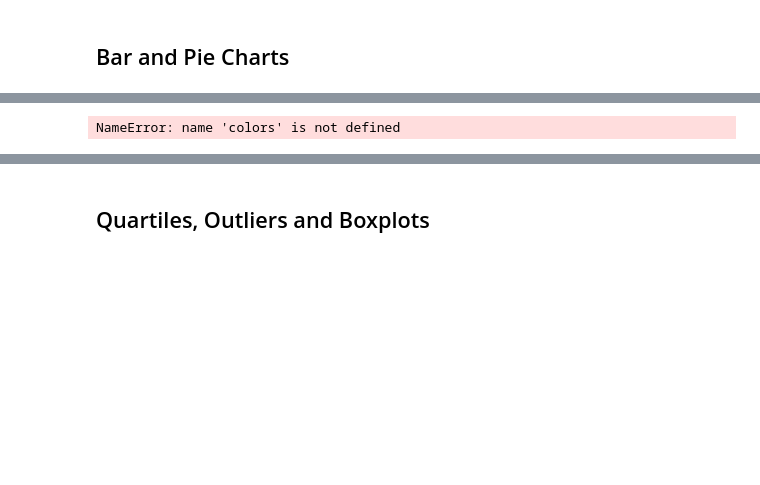
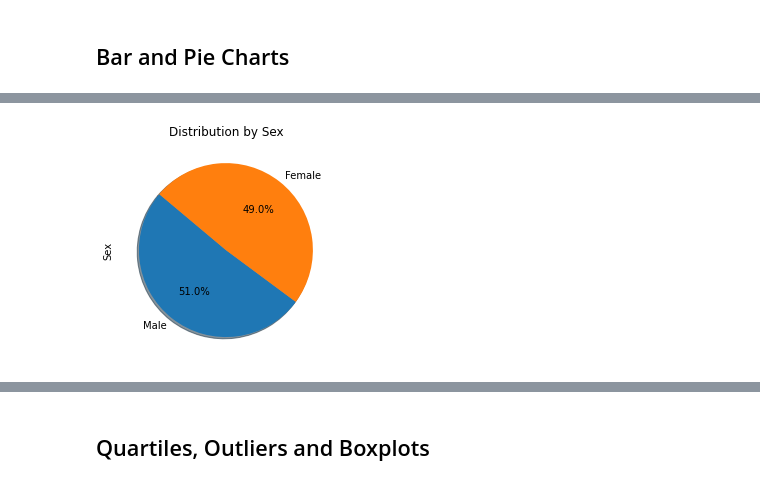
Before and after one commit to tonju27/Matplotlib-Challenge, a Jupyter notebook: Pymaceuticals/pymaceuticals_starter.ipynb, the cells around one changed output, grey strips where cells are left out. Drawn from its saved outputs; the diff is of its cells as text; code cells hidden in the pictures; blank space fills up the shorter version.

```diff
--- a/Pymaceuticals/pymaceuticals_starter.ipynb
+++ b/Pymaceuticals/pymaceuticals_starter.ipynb
@@ -169,11 +174,10 @@ Text(0, 0.5, 'Number of Measurements')
 # %%
 # Generate a pie plot showing the distribution of female versus male mice using pandas
 distribution_data = clean_mice_df['Sex'].value_counts()
 distribution_data
 
-pie_plot = distribution_data.plot.pie(colors=colors, autopct="%1.1f%%", shadow=True, startangle=140)
-#                                       , title="Distribution by Sex")
+pie_plot = distribution_data.plot.pie(autopct="%1.1f%%", shadow=True, startangle=140, title="Distribution by Sex")
 # %% [output]
-NameError: name 'colors' is not defined
+[figure, added]
 # %%
 # Generate a pie plot showing the distribution of female versus male mice using pyplot
```
Also changed, not shown: parts of 4 cells of this notebook.
